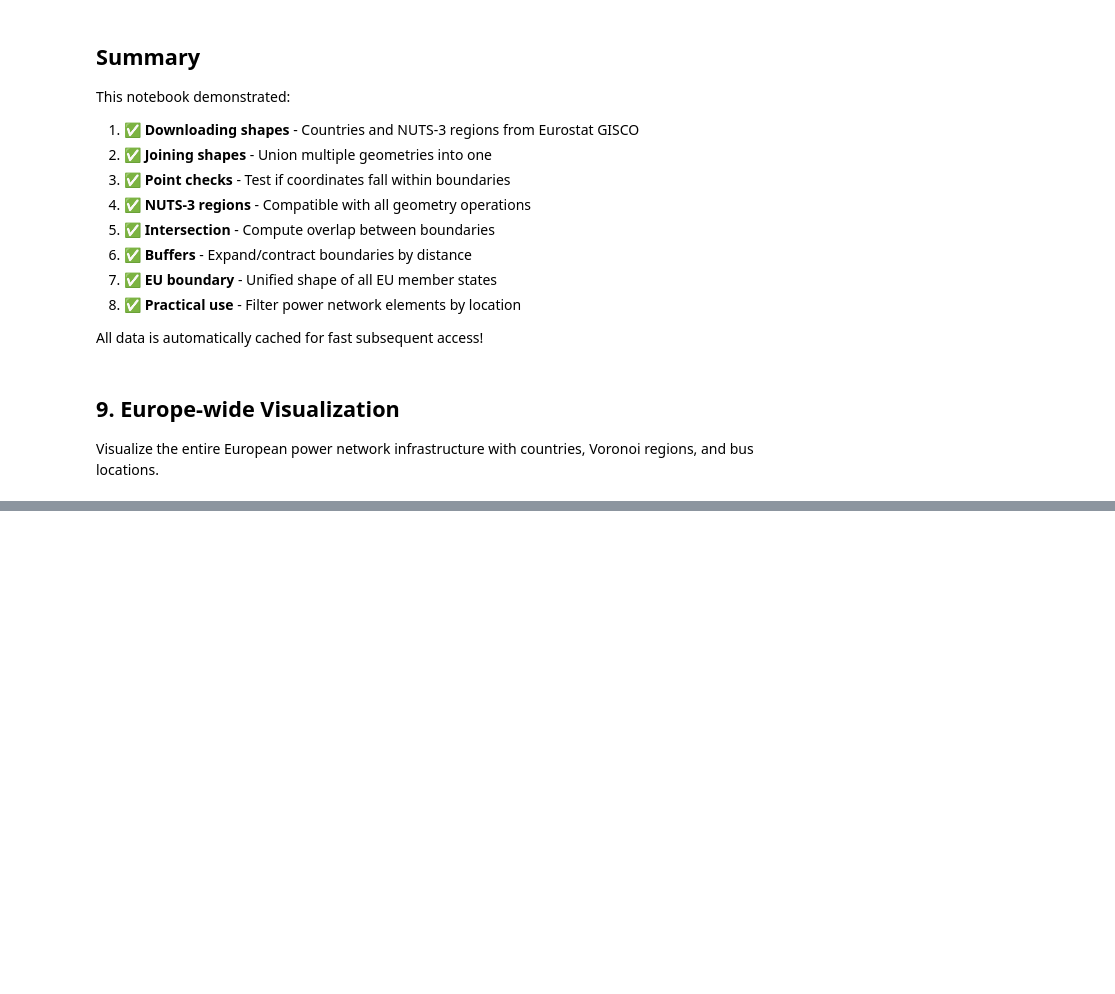
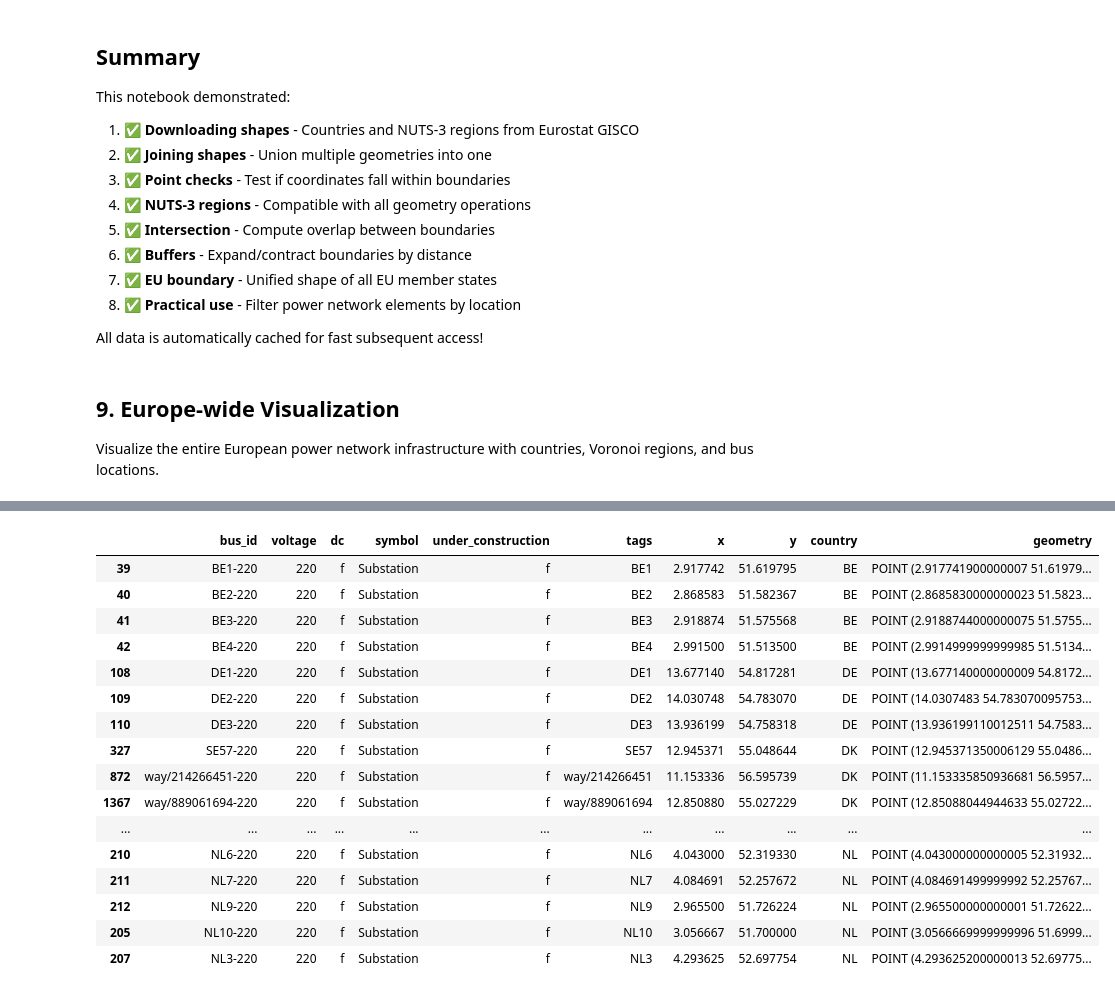
Before and after one commit to jendrkk/PyPSA---Simplified-European-Model, a Jupyter notebook: notebooks/geometry_tutorial.ipynb, the cells around one changed output, grey strips where cells are left out. Saved outputs shown, nothing was run; the diff lists cells and outputs as text; code cells hidden in the pictures; blank space fills up the shorter version.

```diff
--- a/notebooks/geometry_tutorial.ipynb
+++ b/notebooks/geometry_tutorial.ipynb
@@ -479,0 +503,29 @@ else:
+# %%
+max_shape_bus_id = voronoi_gdf['bus_id'][np.where(voronoi_gdf['area_km2'] == voronoi_gdf['area_km2'].max())[0][0]]
+
+buses_not_in_voronoi = pd.DataFrame()
+for bus_id in buses_data['bus_id']:
+    if not any(voronoi_gdf['bus_id'].apply(lambda x: bus_id == x)):
+        buses_not_in_voronoi = pd.concat([buses_not_in_voronoi, buses_data[buses_data['bus_id'] == bus_id]], ignore_index=True)
+
+buses_not_in_voronoi_eu = buses_not_in_voronoi[buses_not_in_voronoi['country'].isin(EU_COUNTRIES)].sort_values('country')
+
+display(buses_not_in_voronoi_eu)
+# %% [output]
+|  | bus_id | voltage | dc | symbol | under_construction | tags | x | y | country | geometry |
+| 39 | BE1-220 | 220 | f | Substation | f | BE1 | 2.917742 | 51.619795 | BE | POINT (2.917741900000007 51.61979... |
+| 40 | BE2-220 | 220 | f | Substation | f | BE2 | 2.868583 | 51.582367 | BE | POINT (2.8685830000000023 51.5823... |
+| 41 | BE3-220 | 220 | f | Substation | f | BE3 | 2.918874 | 51.575568 | BE | POINT (2.9188744000000075 51.5755... |
+| 42 | BE4-220 | 220 | f | Substation | f | BE4 | 2.991500 | 51.513500 | BE | POINT (2.9914999999999985 51.5134... |
+| 108 | DE1-220 | 220 | f | Substation | f | DE1 | 13.677140 | 54.817281 | DE | POINT (13.677140000000009 54.8172... |
+| 109 | DE2-220 | 220 | f | Substation | f | DE2 | 14.030748 | 54.783070 | DE | POINT (14.0307483 54.783070095753... |
+| 110 | DE3-220 | 220 | f | Substation | f | DE3 | 13.936199 | 54.758318 | DE | POINT (13.936199110012511 54.7583... |
+| 327 | SE57-220 | 220 | f | Substation | f | SE57 | 12.945371 | 55.048644 | DK | POINT (12.945371350006129 55.0486... |
+| 872 | way/214266451-220 | 220 | f | Substation | f | way/214266451 | 11.153336 | 56.595739 | DK | POINT (11.153335850936681 56.5957... |
+| 1367 | way/889061694-220 | 220 | f | Substation | f | way/889061694 | 12.850880 | 55.027229 | DK | POINT (12.85088044944633 55.02722... |
+| ... | ... | ... | ... | ... | ... | ... | ... | ... | ... | ... |
+| 210 | NL6-220 | 220 | f | Substation | f | NL6 | 4.043000 | 52.319330 | NL | POINT (4.043000000000005 52.31932... |
+| 211 | NL7-220 | 220 | f | Substation | f | NL7 | 4.084691 | 52.257672 | NL | POINT (4.084691499999992 52.25767... |
+| 212 | NL9-220 | 220 | f | Substation | f | NL9 | 2.965500 | 51.726224 | NL | POINT (2.965500000000001 51.72622... |
+| 205 | NL10-220 | 220 | f | Substation | f | NL10 | 3.056667 | 51.700000 | NL | POINT (3.0566669999999996 51.6999... |
+| 207 | NL3-220 | 220 | f | Substation | f | NL3 | 4.293625 | 52.697754 | NL | POINT (4.293625200000013 52.69775... |
```
Also changed, not shown: parts of 22 cells of this notebook, 5 other files.
